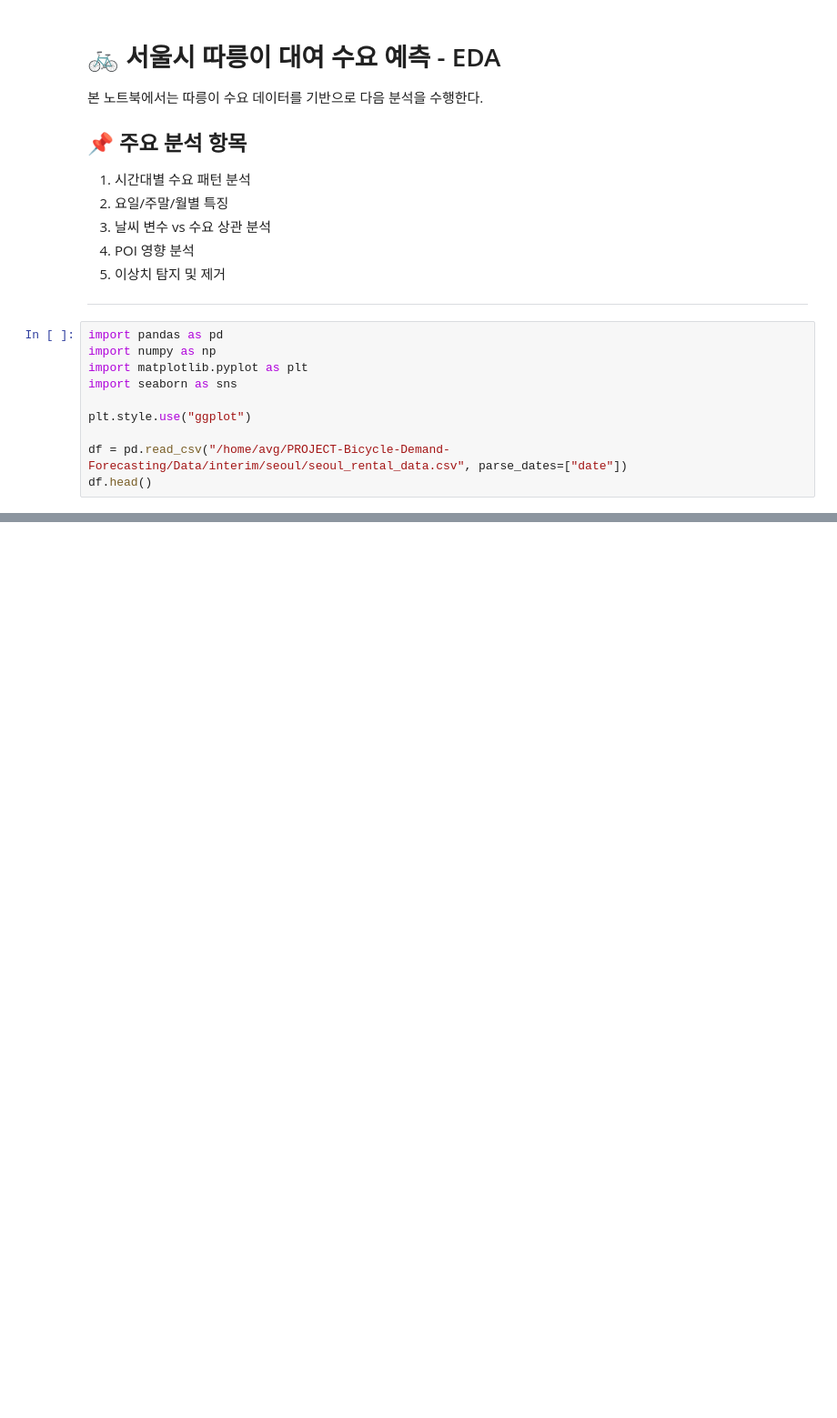
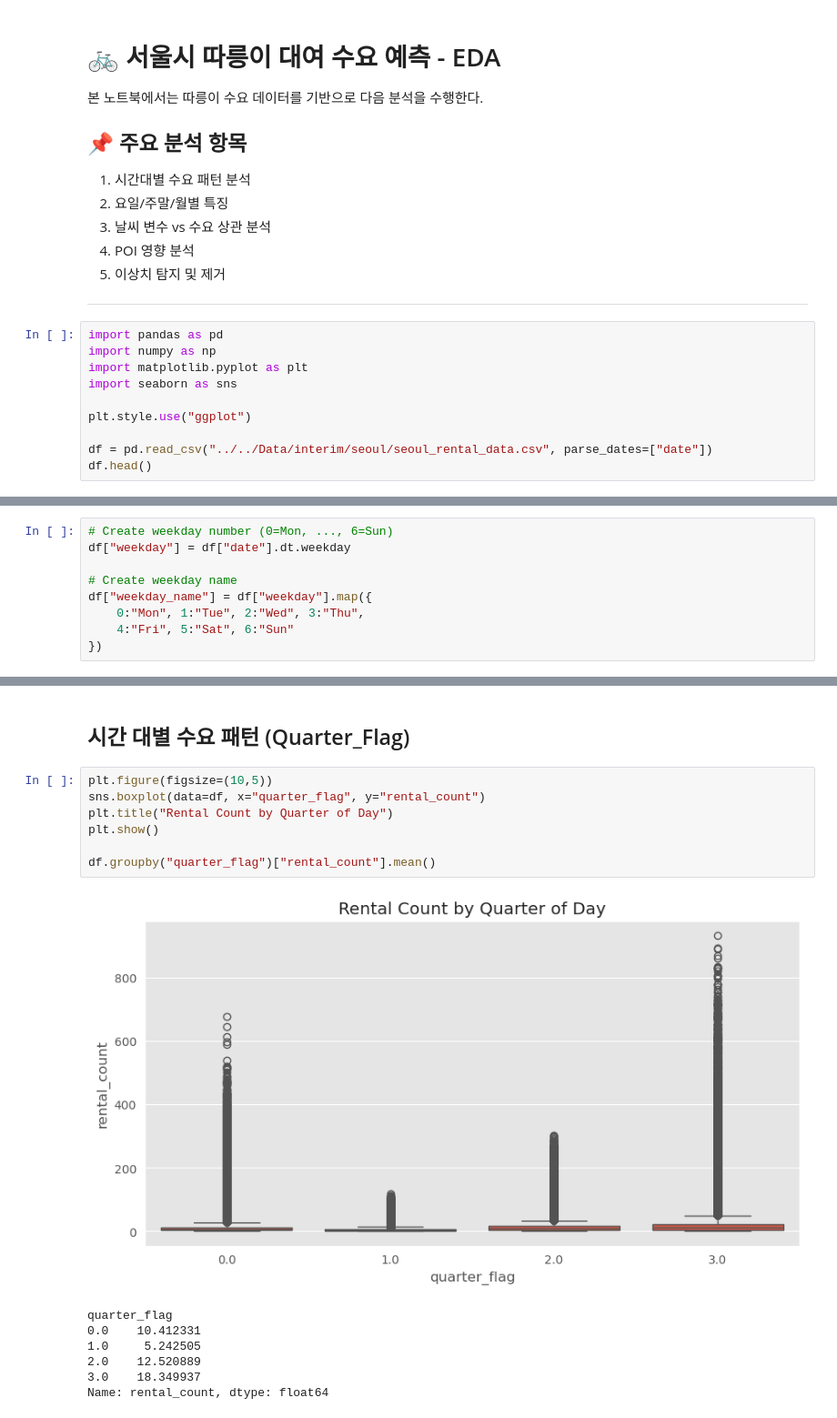
Before and after one commit to cbnu-yhjeon/PROJECT-Bicyle-Demand-Forecasting, a Jupyter notebook: notebooks/EDA/Seoul_Data_EDA.ipynb, the cells around one changed output, grey strips where cells are left out. Shown at 91% size. Saved outputs shown, nothing was run; the diff lists cells and outputs as text; blank space fills up the shorter version.

```diff
--- a/notebooks/EDA/Seoul_Data_EDA.ipynb
+++ b/notebooks/EDA/Seoul_Data_EDA.ipynb
@@ -18,6 +18,6 @@ import seaborn as sns
 
 plt.style.use("ggplot")
 
-df = pd.read_csv("/home/avg/PROJECT-Bicycle-Demand-Forecasting/Data/interim/seoul/seoul_rental_data.csv", parse_dates=["date"])
+df = pd.read_csv("../../Data/interim/seoul/seoul_rental_data.csv", parse_dates=["date"])
 df.head()
 # %% [output]
@@ -24,0 +34,9 @@ FileNotFoundError: [Errno 2] No such file or directory: '/home/avg/PROJECT-Bicyc
+# %%
+# Create weekday number (0=Mon, ..., 6=Sun)
+df["weekday"] = df["date"].dt.weekday
+
+# Create weekday name
+df["weekday_name"] = df["weekday"].map({
+    0:"Mon", 1:"Tue", 2:"Wed", 3:"Thu",
+    4:"Fri", 5:"Sat", 6:"Sun"
+})
@@ -24,0 +83,17 @@ FileNotFoundError: [Errno 2] No such file or directory: '/home/avg/PROJECT-Bicyc
+# %% [markdown]
+## 시간 대별 수요 패턴 (Quarter_Flag)
+# %%
+plt.figure(figsize=(10,5))
+sns.boxplot(data=df, x="quarter_flag", y="rental_count")
+plt.title("Rental Count by Quarter of Day")
+plt.show()
+
+df.groupby("quarter_flag")["rental_count"].mean()
+# %% [output]
+[figure, added]
+quarter_flag
+0.0    10.412331
+1.0     5.242505
+2.0    12.520889
+3.0    18.349937
+Name: rental_count, dtype: float64
```
Also changed, not shown: parts of 25 cells of this notebook, 5 other files.
